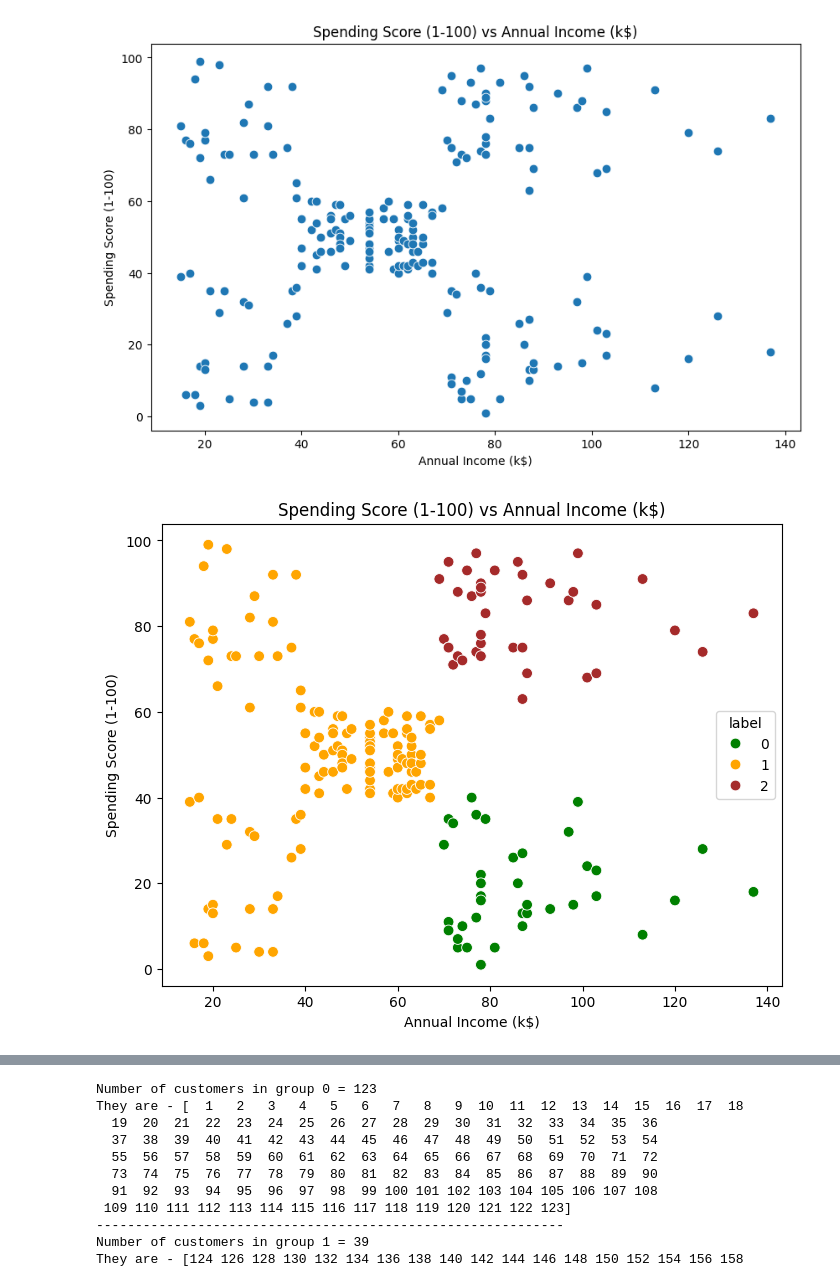
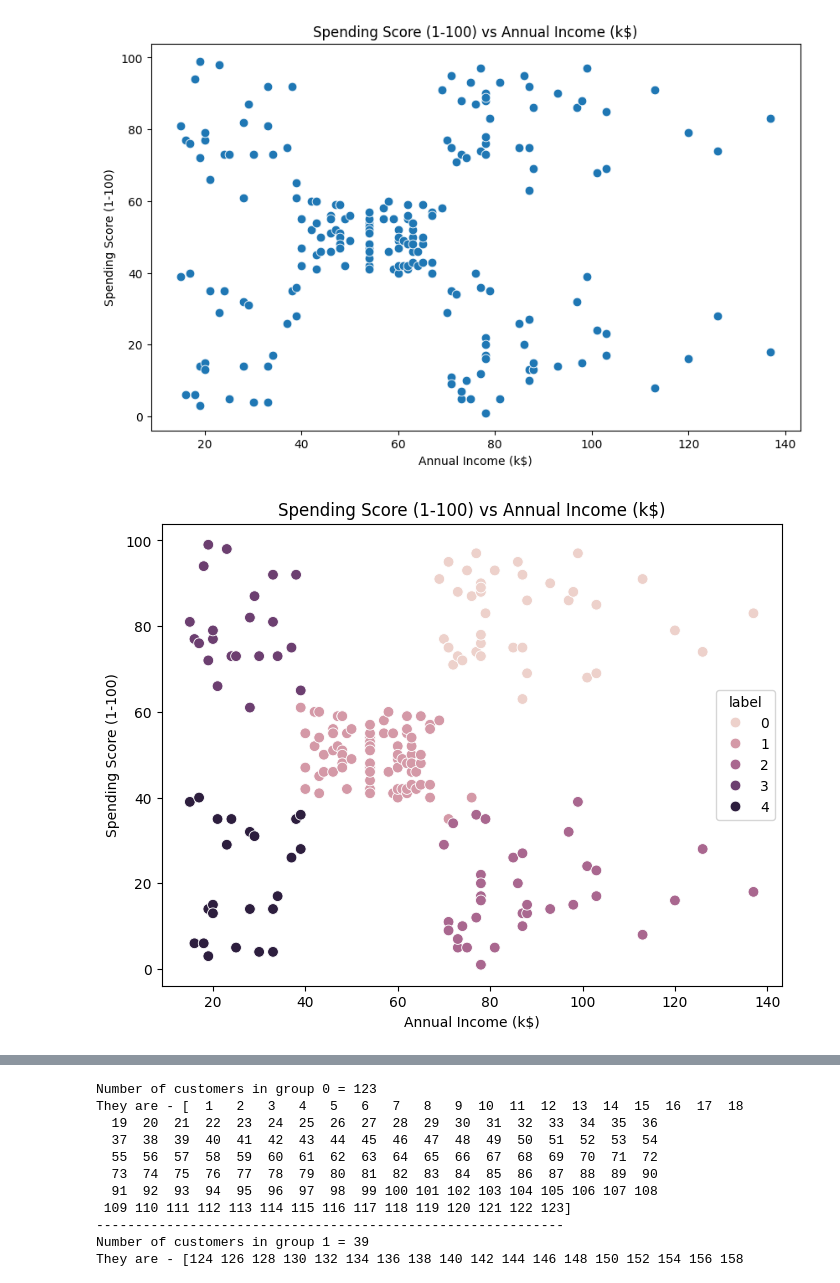
Before and after one commit to Prem071/my-copy, a Jupyter notebook: classical_ml/KMeanClustering.ipynb, the cells around one changed output, grey strips where cells are left out. Saved outputs shown, nothing was run; the diff lists cells and outputs as text; code cells hidden in the pictures.

Commit message:
add KMeans and KNN

```diff
--- a/classical_ml/KMeanClustering.ipynb
+++ b/classical_ml/KMeanClustering.ipynb
@@ -76,26 +76,26 @@ plt.show()
 #Importing KMeans from sklearn
 from sklearn.cluster import KMeans
 # %%
-km = KMeans(n_clusters=3)
+km = KMeans(n_clusters=5)
 km.fit(X)
 y= km.predict(X)
 df_copy["label"] = y
 
 plt.figure(figsize=(8,6))
 sns.scatterplot(
                 x = 'Annual Income (k$)',
                 y = 'Spending Score (1-100)',
                 hue="label",
-                palette=['green','orange','brown'],
+                # palette=['green','orange','brown'],
                 legend='full',data = df_copy  ,s = 60
                 )
 
 plt.xlabel('Annual Income (k$)')
 plt.ylabel('Spending Score (1-100)')
 plt.title('Spending Score (1-100) vs Annual Income (k$)')
 plt.show()
 # %% [output]
-[figure, old version]
+[figure, new version]
 # %%
 from sklearn.cluster import KMeans
 
```
Also changed, not shown: parts of 2 cells of this notebook, 1 other file.
